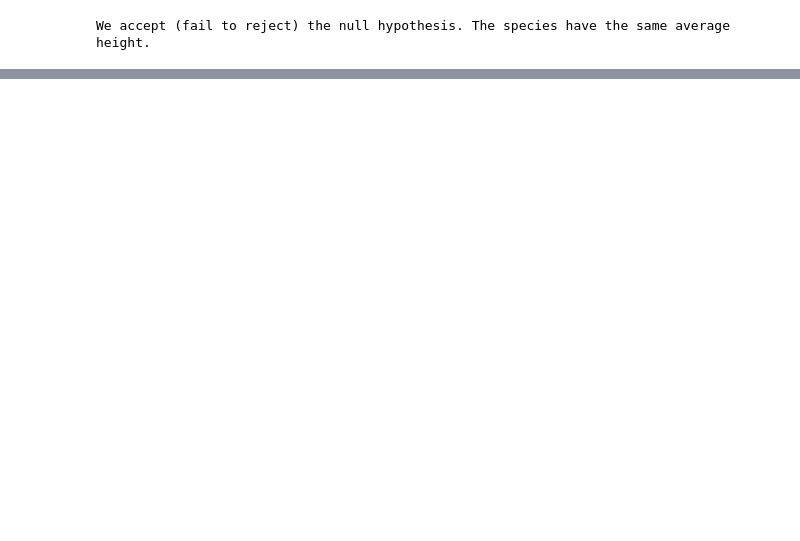
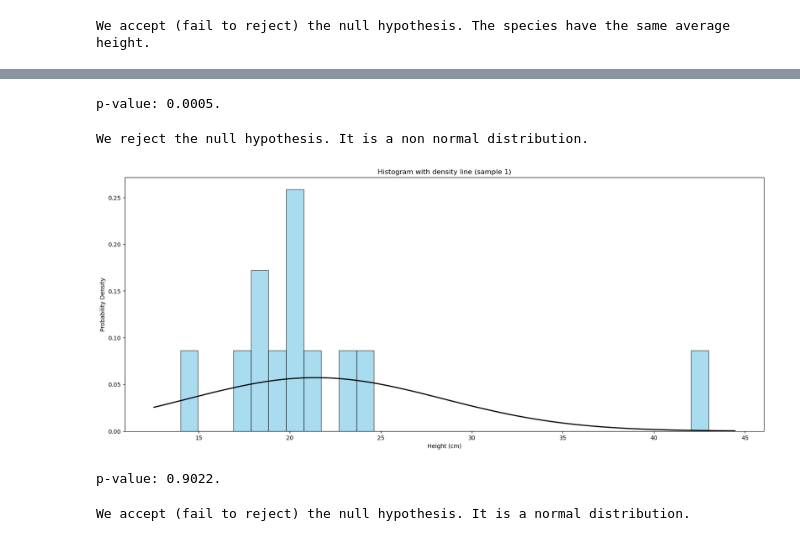
Before and after one commit to lucasquemelli/a-b_testing, a Jupyter notebook: ab_testing.ipynb, the cells around one changed output, grey strips where cells are left out. Cells and saved outputs as stored; diff of their text form; code cells hidden in the pictures; blank space fills up the shorter version.

```diff
--- a/ab_testing.ipynb
+++ b/ab_testing.ipynb
@@ -879,0 +929,3 @@ We accept (fail to reject) the null hypothesis. The species have the same averag
+# %%
+df1 = [20, 23, 21, 20, 18, 17, 18, 14, 20, 24, 43, 19]
+df2 = [24, 25, 21, 22, 23, 18, 17, 28, 24, 27, 21, 23]
@@ -879,0 +956,50 @@ We accept (fail to reject) the null hypothesis. The species have the same averag
+# %%
+stats, pvalue = shapiro(df1)
+print(f"p-value: {round(pvalue, 4)}.")
+# %% [output]
+p-value: 0.0005.
+# %%
+alpha = 0.05
+
+if pvalue < alpha:
+    print("We reject the null hypothesis. It is a non normal distribution.")
+else:
+    print("We accept (fail to reject) the null hypothesis. It is a normal distribution.")
+# %% [output]
+We reject the null hypothesis. It is a non normal distribution.
+# %%
+# size
+plt.figure(figsize=(20,8))
+
+# Plot
+plt.hist(df1, bins=30, color='skyblue', edgecolor='black', alpha=0.7, density=True)
+
+# Adding density line
+xmin, xmax = plt.xlim()
+x = np.linspace(xmin, xmax, 100)
+p = norm.pdf(x, np.mean(df1), np.std(df1))
+plt.plot(x, p, 'k', linewidth=2)
+
+# Labels
+plt.xlabel('Height (cm)')
+plt.ylabel('Probability Density')
+plt.title('Histogram with density line (sample 1)')
+
+# Show
+plt.show()
+# %% [output]
+[figure, added]
+# %%
+stats2, pvalue2 = shapiro(df2)
+print(f"p-value: {round(pvalue2, 4)}.")
+# %% [output]
+p-value: 0.9022.
+# %%
+alpha = 0.05
+
+if pvalue2 < alpha:
+    print("We reject the null hypothesis. It is a non normal distribution.")
+else:
+    print("We accept (fail to reject) the null hypothesis. It is a normal distribution.")
+# %% [output]
+We accept (fail to reject) the null hypothesis. It is a normal distribution.
```
Also changed, not shown: parts of 34 cells of this notebook.
